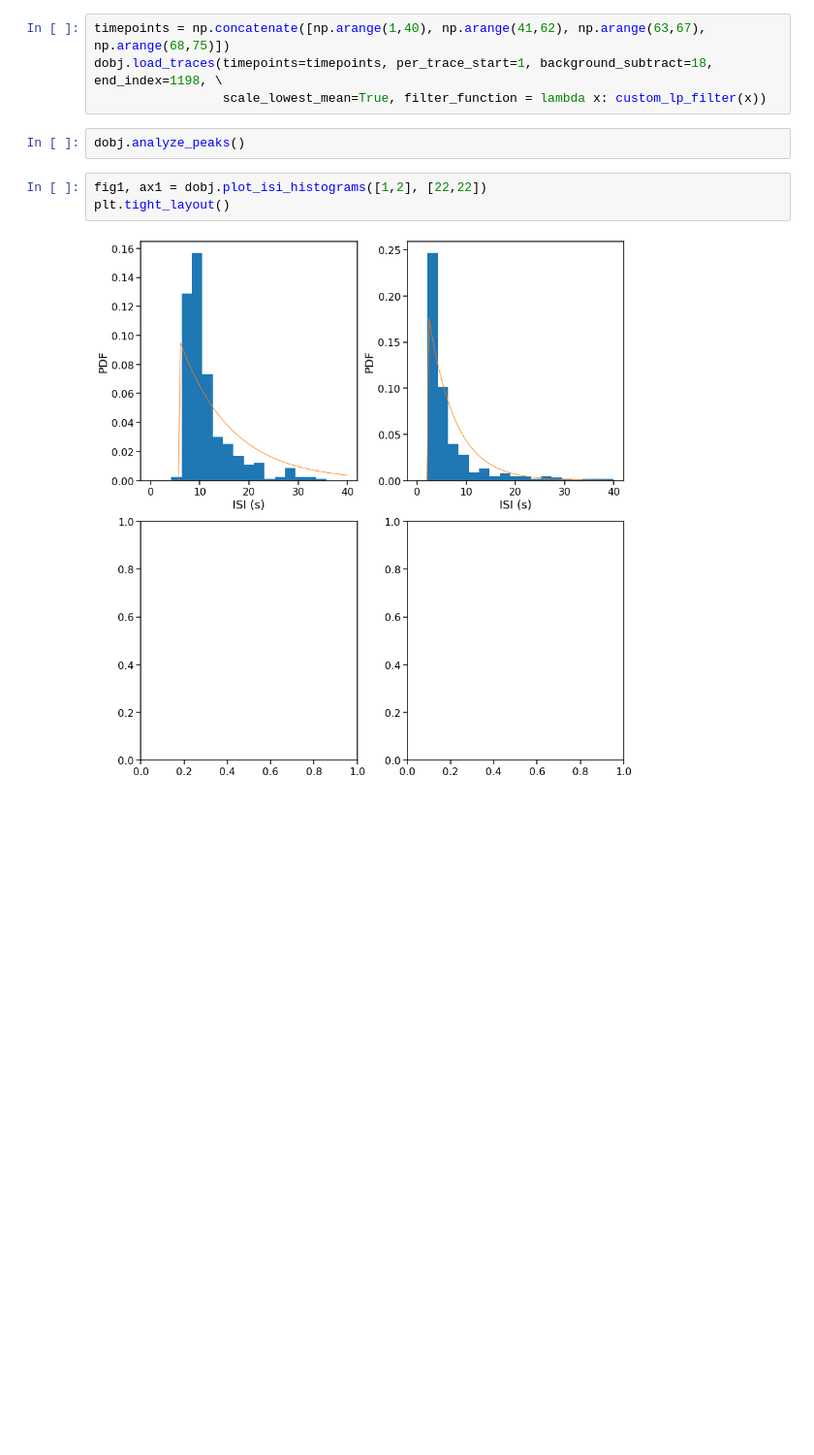
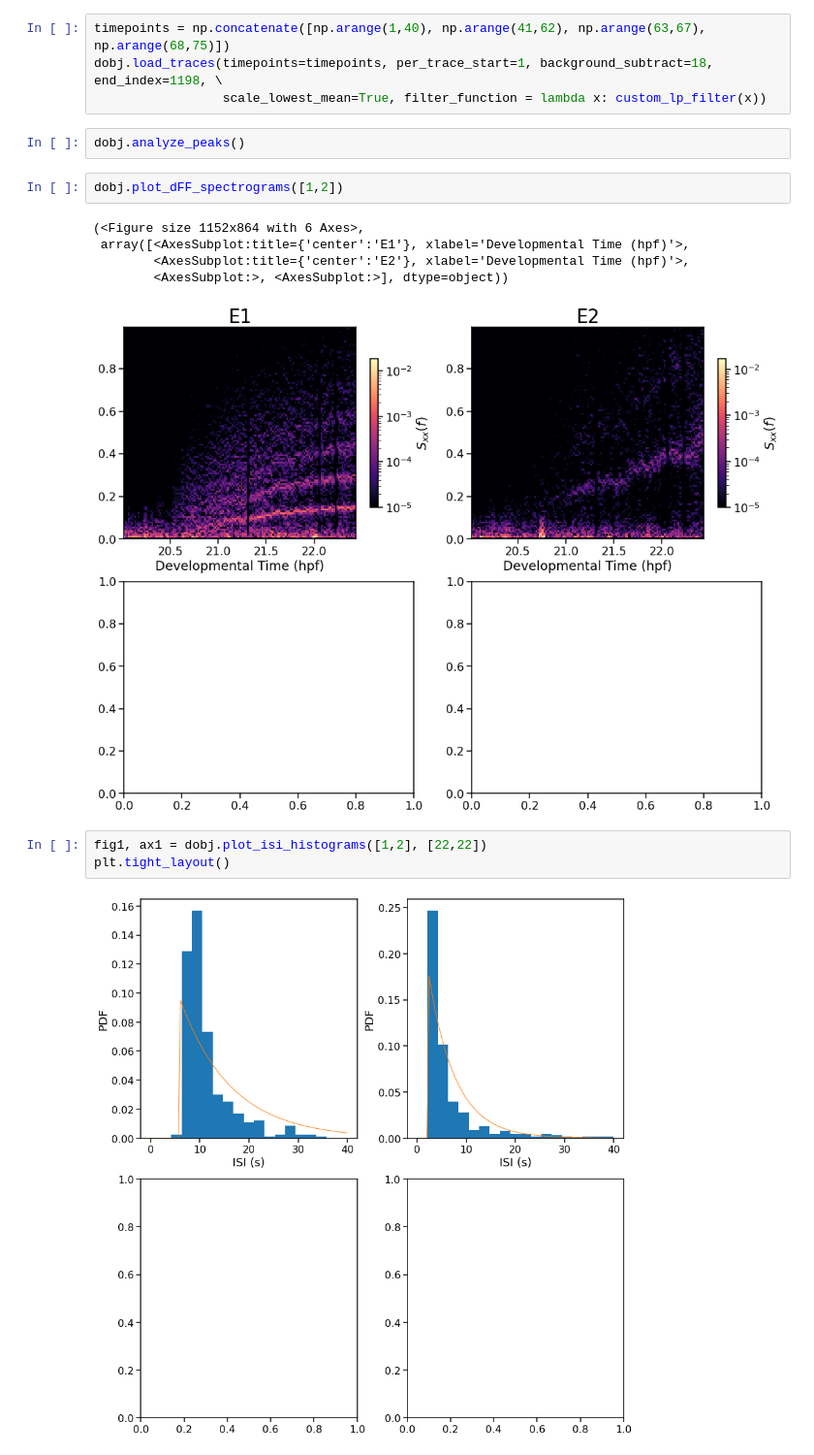
Before and after one commit to adamcohenlab/Jia2023FirstHeartbeat, a Jupyter notebook: calcium_Isi_new.ipynb, the cells around one changed output. Shown at 97% size. Saved outputs shown, nothing was run; the diff lists cells and outputs as text; blank space fills up the shorter version.

Commit message:
Add function for plotting spectrograms

```diff
--- a/calcium_Isi_new.ipynb
+++ b/calcium_Isi_new.ipynb
@@ -187,6 +187,14 @@ dobj.load_traces(timepoints=timepoints, per_trace_start=1, background_subtract=1
                  scale_lowest_mean=True, filter_function = lambda x: custom_lp_filter(x))
 # %%
 dobj.analyze_peaks()
+# %%
+dobj.plot_dFF_spectrograms([1,2])
+# %% [output]
+(<Figure size 1152x864 with 6 Axes>,
+ array([<AxesSubplot:title={'center':'E1'}, xlabel='Developmental Time (hpf)'>,
+        <AxesSubplot:title={'center':'E2'}, xlabel='Developmental Time (hpf)'>,
+        <AxesSubplot:>, <AxesSubplot:>], dtype=object))
+[figure, added]
 # %%
 fig1, ax1 = dobj.plot_isi_histograms([1,2], [22,22])
 plt.tight_layout()
```
Also changed, not shown: parts of 2 cells of this notebook, 1 other file.
